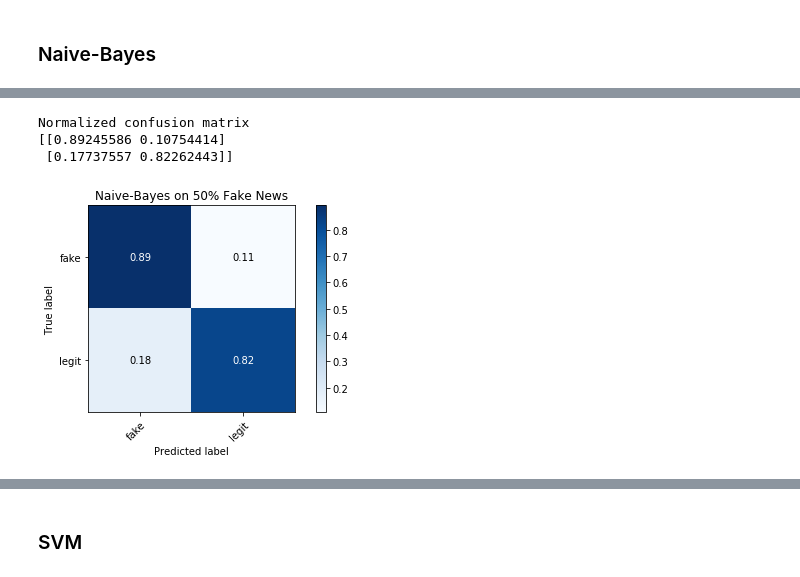
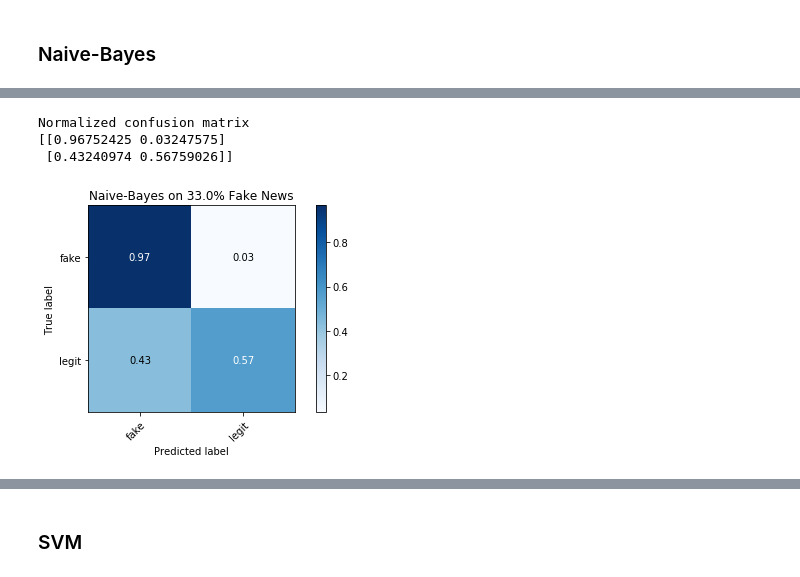
Before and after one commit to Melissa-Liu/FakeNewsDetector, a Jupyter notebook: body_only.ipynb, the cells around one changed output, grey strips where cells are left out. Cells and saved outputs as stored; diff of their text form; code cells hidden in the pictures.

```diff
--- a/body_only.ipynb
+++ b/body_only.ipynb
@@ -35,7 +35,8 @@ def load_news_proportion(df_fake, df_real, fake_pct= None, use_all=False):
 df_fake = pd.read_csv('./fake_news_set.csv')
 df_real = pd.read_csv('./real_news_set.csv')
 # %%
-df = load_news_proportion(df_fake, df_real, fake_pct=0.5)
+FAKE_PERCENT = 0.33
+df = load_news_proportion(df_fake, df_real, fake_pct=FAKE_PERCENT)
 df.groupby('label').size()
 # %% [output]
 label
@@ -96,10 +97,10 @@ Model F1-Score: 0.8464
 # %%
 y_pred = nb_model.predict(X_test)
 assert y_pred.shape == y_test.shape
 plot_confusion_matrix(y_test, y_pred, classes=np.array(['fake', 'legit']), normalize=True,
-                      title='Naive-Bayes on 50% Fake News');
+                      title=f'Naive-Bayes on {FAKE_PERCENT*100}% Fake News');
 # %% [output]
 Normalized confusion matrix
-[[0.89245586 0.10754414]
- [0.17737557 0.82262443]]
+[[0.96752425 0.03247575]
+ [0.43240974 0.56759026]]
-[figure, old version]
+[figure, new version]
```
Also changed, not shown: parts of 16 cells of this notebook, 2 other files.
